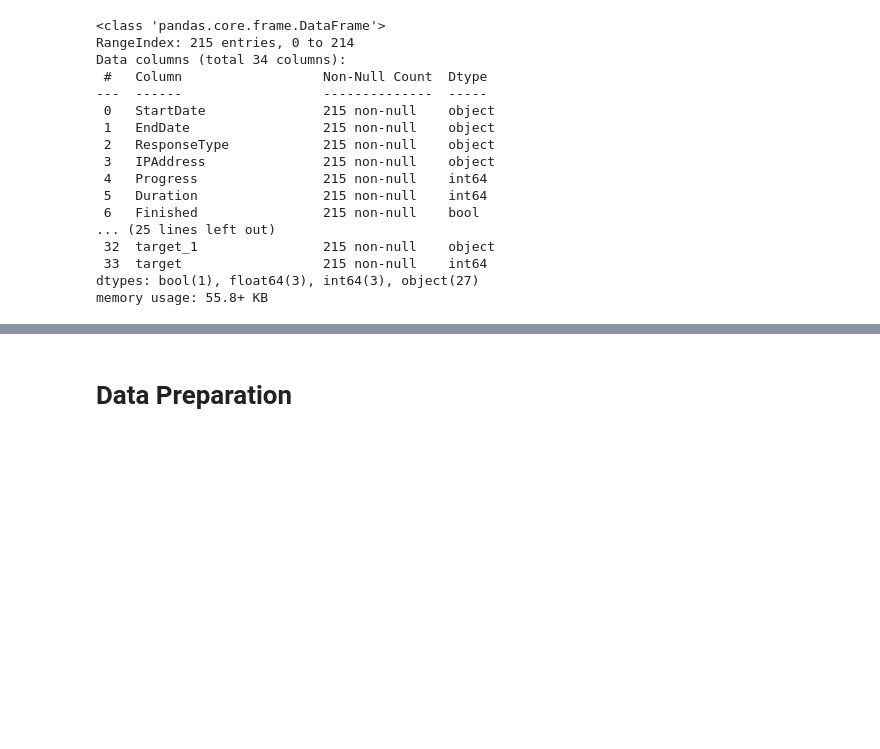
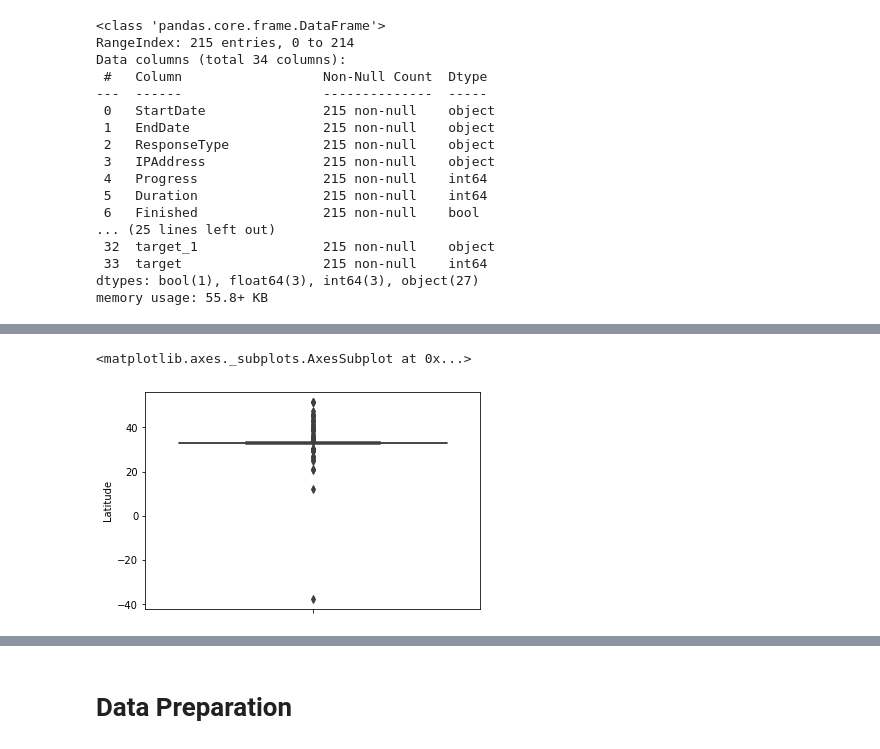
Before and after one commit to tazeb6531/Capstone_project, a Jupyter notebook: curel_hair_multiclass.ipynb, the cells around one changed output, grey strips where cells are left out. Saved outputs shown, nothing was run; the diff lists cells and outputs as text; code cells hidden in the pictures; blank space fills up the shorter version.

```diff
--- a/curel_hair_multiclass.ipynb
+++ b/curel_hair_multiclass.ipynb
@@ -102,0 +227,5 @@ memory usage: 55.8+ KB
+# %%
+sns.boxplot(y = 'Latitude', data = df)
+# %% [output]
+<matplotlib.axes._subplots.AxesSubplot at 0x...>
+[figure, added]
```
Also changed, not shown: parts of 16 cells of this notebook, 1 other file.
